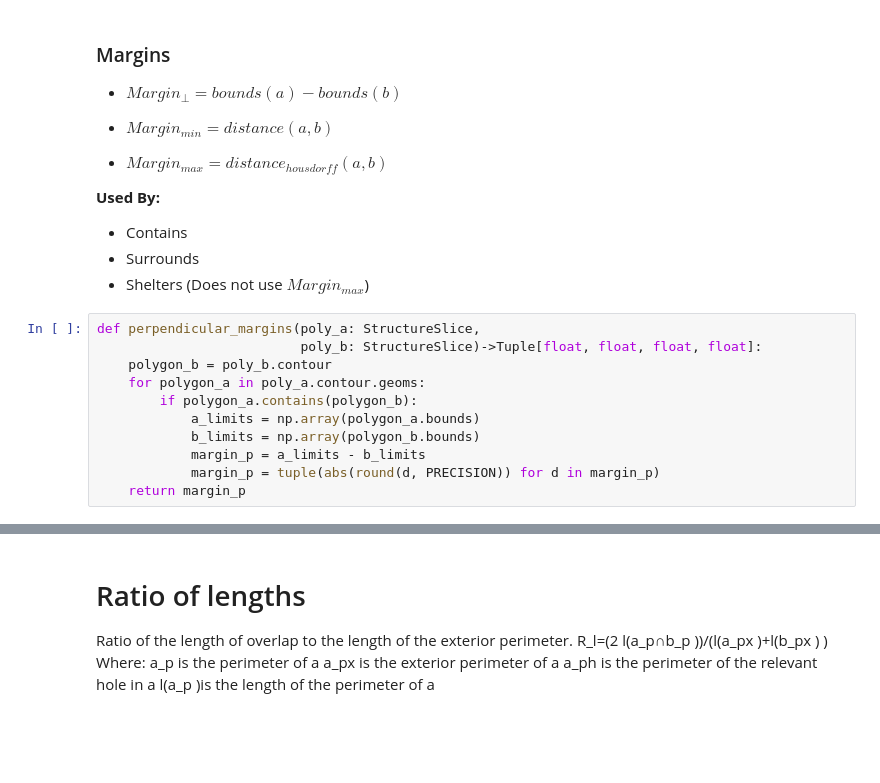
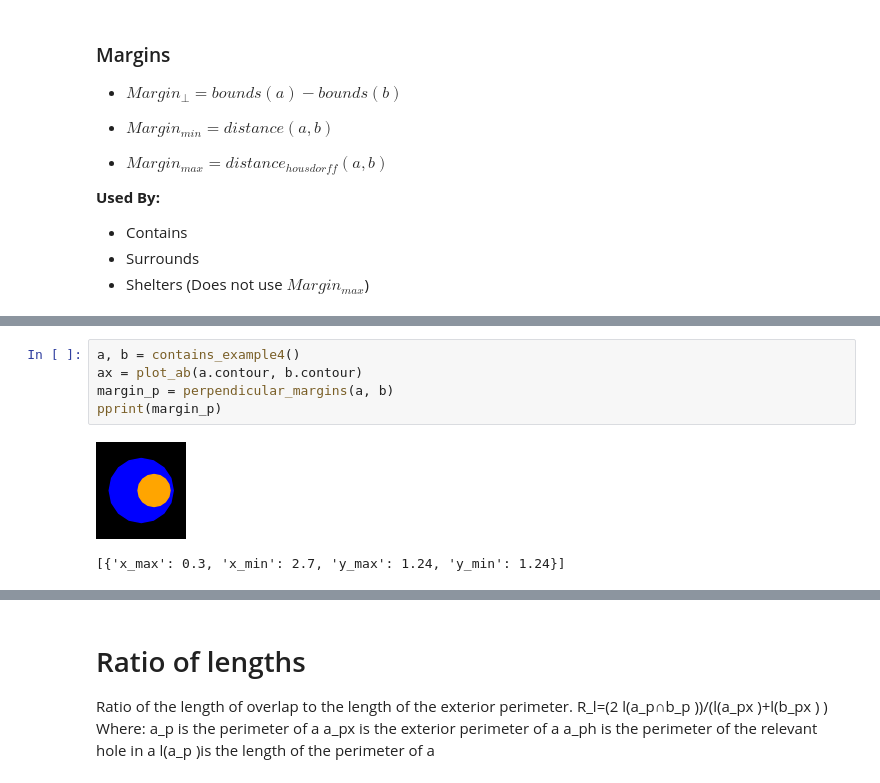
Before and after one commit to GregSal/StructureRelations, a Jupyter notebook: src/ContourMetricTests.ipynb, the cells around one changed output, grey strips where cells are left out. Saved outputs shown, nothing was run; the diff lists cells and outputs as text; blank space fills up the shorter version.

Commit message:
orthogonal_margins function created

```diff
--- a/src/ContourMetricTests.ipynb
+++ b/src/ContourMetricTests.ipynb
@@ -49,17 +50,6 @@ PRECISION = 3
 - Contains
 - Surrounds
 - Shelters (Does not use $Margin_{max}$)
-# %%
-def perpendicular_margins(poly_a: StructureSlice,
-                          poly_b: StructureSlice)->Tuple[float, float, float, float]:
-    polygon_b = poly_b.contour
-    for polygon_a in poly_a.contour.geoms:
-        if polygon_a.contains(polygon_b):
-            a_limits = np.array(polygon_a.bounds)
-            b_limits = np.array(polygon_b.bounds)
-            margin_p = a_limits - b_limits
-            margin_p = tuple(abs(round(d, PRECISION)) for d in margin_p)
-    return margin_p
 # %% [markdown]
 <link rel="stylesheet" href="relations.css">
 <table width="400px">
@@ -90,0 +163,8 @@ All points of <span class="b">b</span> lie in the interior of <span class="a">a<
+# %%
+a, b = contains_example4()
+ax = plot_ab(a.contour, b.contour)
+margin_p = perpendicular_margins(a, b)
+pprint(margin_p)
+# %% [output]
+[figure, added]
+[{'x_max': 0.3, 'x_min': 2.7, 'y_max': 1.24, 'y_min': 1.24}]
```
Also changed, not shown: parts of 20 cells of this notebook, 2 other files.
